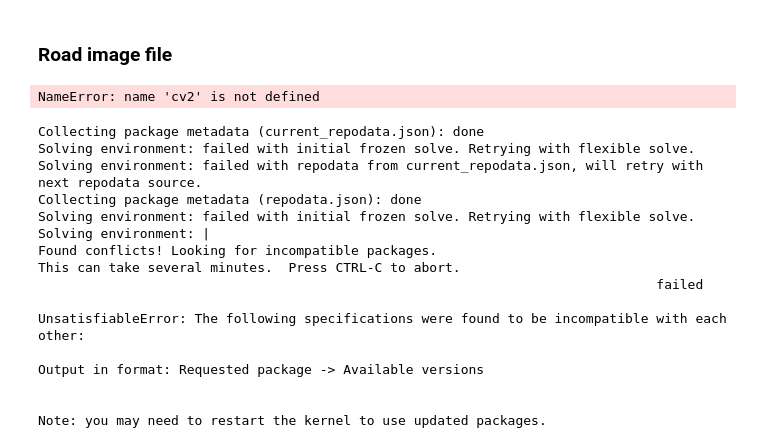
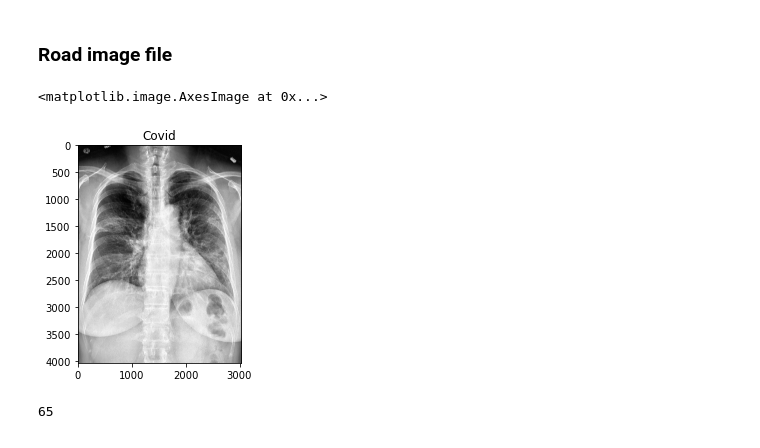
Before and after one commit to YuLim2/COVID-19_Detection_by_X-ray, a Jupyter notebook: COVID-19_claaification.ipynb, the cells around one changed output. Cells and saved outputs as stored; diff of their text form; code cells hidden in the pictures.

Commit message:
ADD: Solve error about cv2

```diff
--- a/COVID-19_claaification.ipynb
+++ b/COVID-19_claaification.ipynb
@@ -14,21 +16,21 @@ def list_image_files(data_dir, sub_dir):
     return image_files
 # %%
 # Road image file path
-train_data_dir = "./Covid19-dataset/train/"
-class_list = ["Nomal", "Covid", "Viral Pneumonia"]
+train_data_dir = "./Covid19-dataset/train"
+class_list = ["Normal", "Covid", "Viral Pneumonia"]
 # %%
 # function of set file
 class Chest_dataset():
     def __init__(self, data_dir, transformer=None):
         self.data_dir = data_dir
-        normals = list_image_files(data_dir, "Normal")
-        covids = list_image_files(data_dir, "Covid")
+        normal = list_image_files(data_dir, "Normal")
+        covid = list_image_files(data_dir, "Covid")
         pneumonia = list_image_files(data_dir, "Viral Pneumonia")
 
-        self.files_path = normals + covids + pneumonia
+        self.files_path = normal + covid + pneumonia
         self.transformer = transformer
 
-    def __len__(self,):
+    def __len__(self):
         return len(self.files_path)
 
     def __getitem__(self, index):
@@ -43,29 +45,15 @@ class Chest_dataset():
             image = self.transformer(image)
             class_id = torch.Tensor([target]).long()
 
-            return image, class_id
+        return image, class_id
 # %%
 dset = Chest_dataset(data_dir=train_data_dir)
 # %%
-dset[0]
+index = 0
+image, target = dset[index]
+
+plt.title(class_list[target])
+plt.imshow(image)
 # %% [output]
-NameError: name 'cv2' is not defined
+<matplotlib.image.AxesImage at 0x...>
+[figure, added]
-# %%
-conda install -c conda-forge opencv
-# %% [output]
-Collecting package metadata (current_repodata.json): done
-Solving environment: failed with initial frozen solve. Retrying with flexible solve.
-Solving environment: failed with repodata from current_repodata.json, will retry with next repodata source.
-Collecting package metadata (repodata.json): done
-Solving environment: failed with initial frozen solve. Retrying with flexible solve.
-Solving environment: |
-Found conflicts! Looking for incompatible packages.
-This can take several minutes.  Press CTRL-C to abort.
-                                                                               failed
-
-UnsatisfiableError: The following specifications were found to be incompatible with each other:
-
-Output in format: Requested package -> Available versions
-
-
-Note: you may need to restart the kernel to use updated packages.
@@ -73,0 +60,4 @@ pip install opencv-contrib-python
+# %%
+len(dset)
+# %% [output]
+65
```
Also changed, not shown: parts of 2 cells of this notebook.
